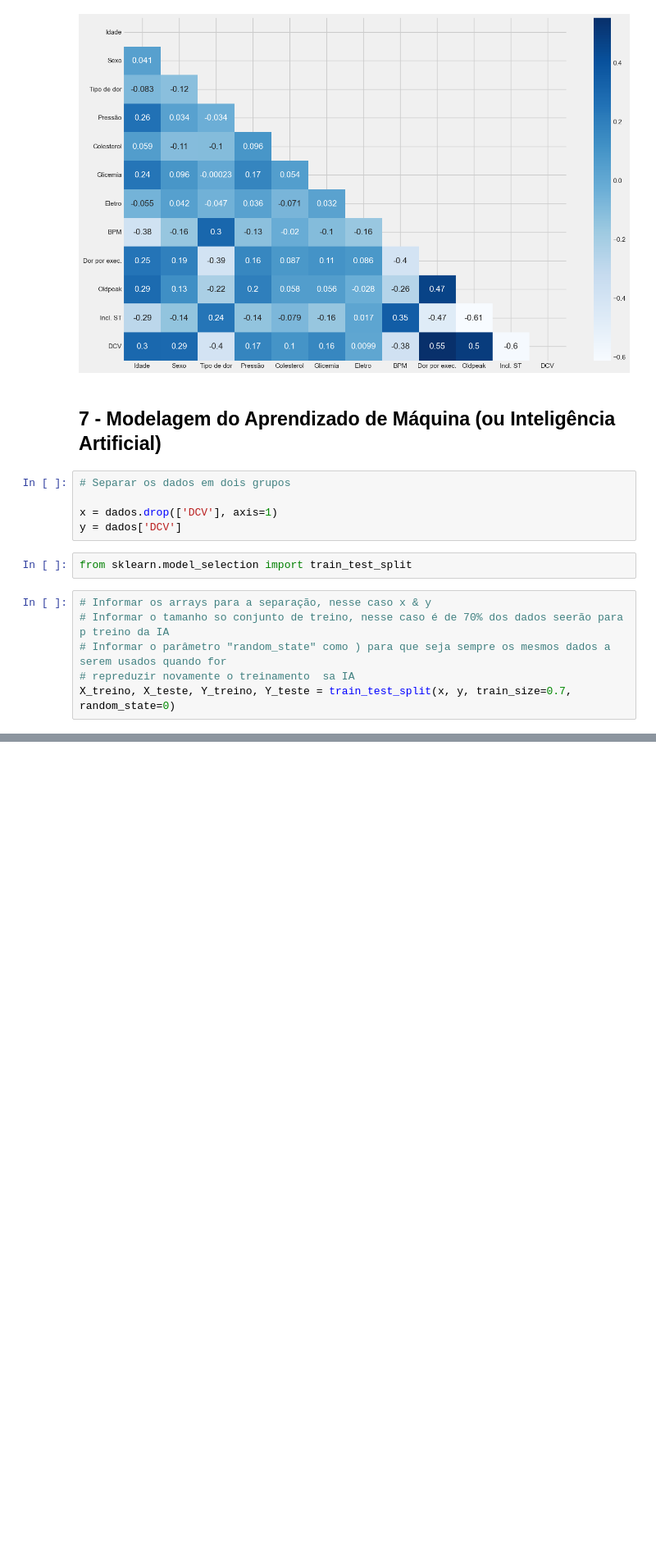
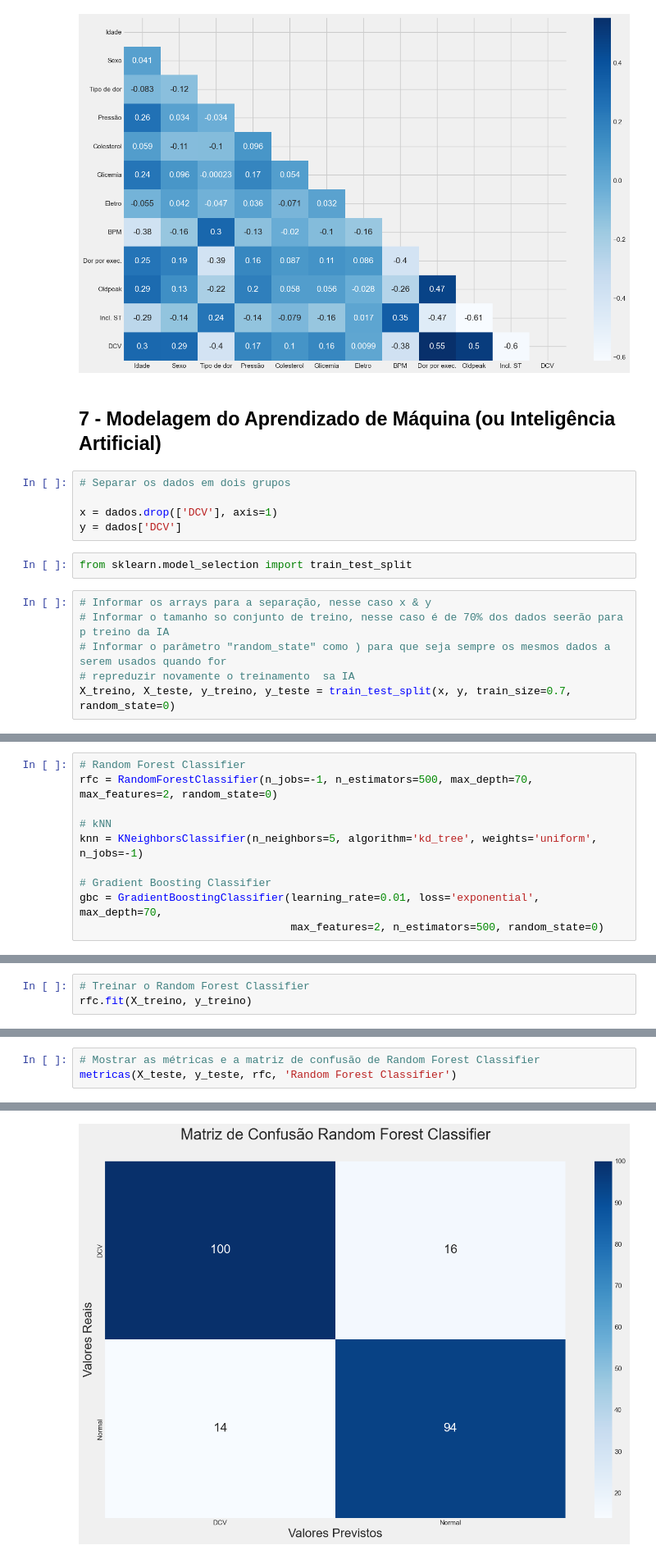
Before and after one commit to Thurcavalcante/analise-projeto-final-, a Jupyter notebook: index.ipynb, the cells around one changed output, grey strips where cells are left out. Shown at 82% size. Cells and saved outputs as stored; diff of their text form; blank space fills up the shorter version.

```diff
--- a/index.ipynb
+++ b/index.ipynb
@@ -471,4 +471,4 @@ from sklearn.model_selection import train_test_split
 # Informar o tamanho so conjunto de treino, nesse caso é de 70% dos dados seerão para p treino da IA
 # Informar o parâmetro "random_state" como ) para que seja sempre os mesmos dados a serem usados quando for
 # repreduzir novamente o treinamento  sa IA
-X_treino, X_teste, Y_treino, Y_teste = train_test_split(x, y, train_size=0.7, random_state=0)
+X_treino, X_teste, y_treino, y_teste = train_test_split(x, y, train_size=0.7, random_state=0)
@@ -474,0 +490,10 @@ X_treino, X_teste, Y_treino, Y_teste = train_test_split(x, y, train_size=0.7, ra
+# %%
+# Random Forest Classifier
+rfc = RandomForestClassifier(n_jobs=-1, n_estimators=500, max_depth=70, max_features=2, random_state=0)
+
+# kNN
+knn = KNeighborsClassifier(n_neighbors=5, algorithm='kd_tree', weights='uniform', n_jobs=-1)
+
+# Gradient Boosting Classifier
+gbc = GradientBoostingClassifier(learning_rate=0.01, loss='exponential', max_depth=70,
+                                 max_features=2, n_estimators=500, random_state=0)
@@ -474,0 +506,3 @@ X_treino, X_teste, Y_treino, Y_teste = train_test_split(x, y, train_size=0.7, ra
+# %%
+# Treinar o Random Forest Classifier
+rfc.fit(X_treino, y_treino)
@@ -474,0 +591,4 @@ X_treino, X_teste, Y_treino, Y_teste = train_test_split(x, y, train_size=0.7, ra
+# %%
+# Mostrar as métricas e a matriz de confusão de Random Forest Classifier
+metricas(X_teste, y_teste, rfc, 'Random Forest Classifier')
+# %% [output]
@@ -474,0 +604 @@ X_treino, X_teste, Y_treino, Y_teste = train_test_split(x, y, train_size=0.7, ra
+[figure, added]
```
Also changed, not shown: parts of 28 cells of this notebook.
